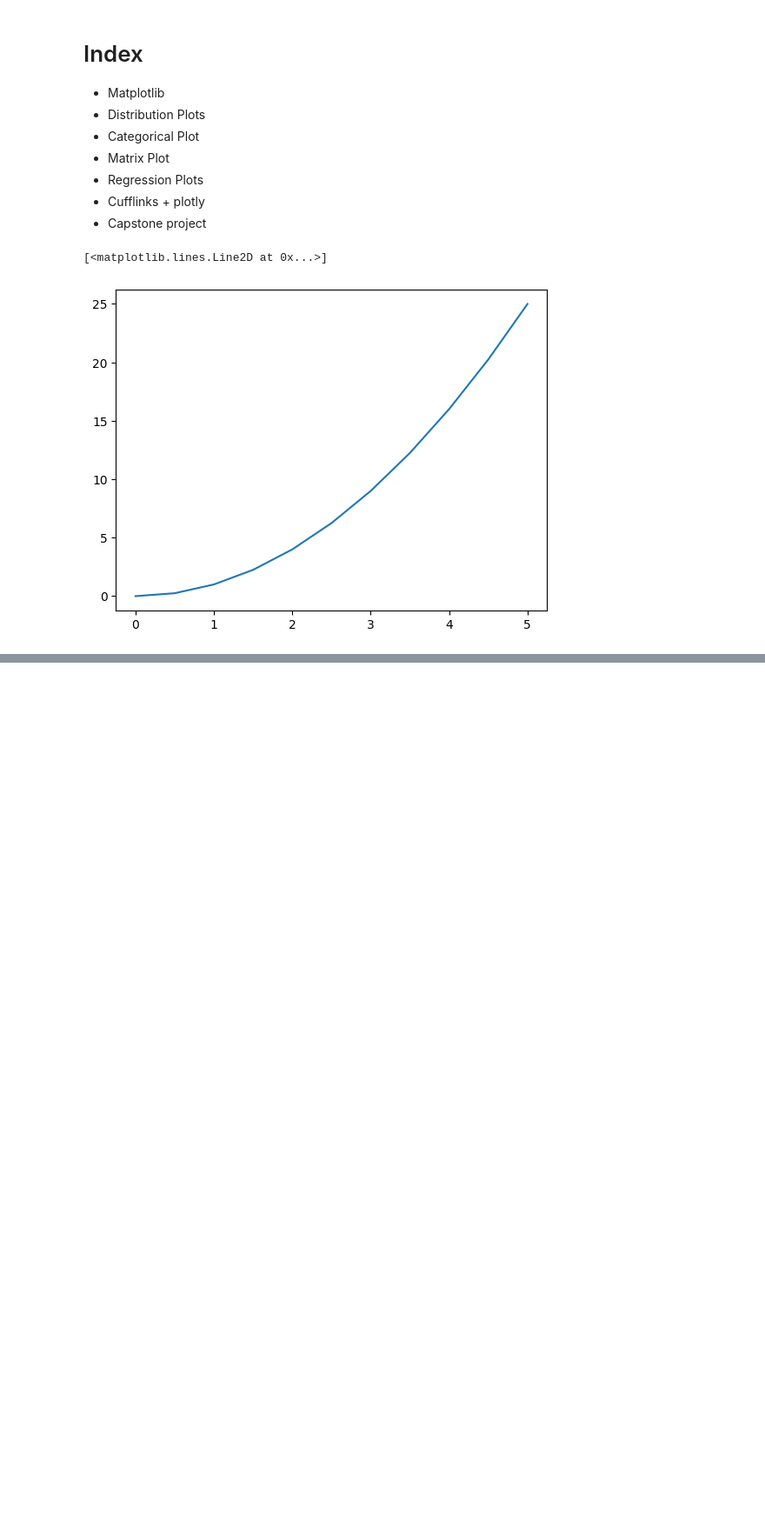
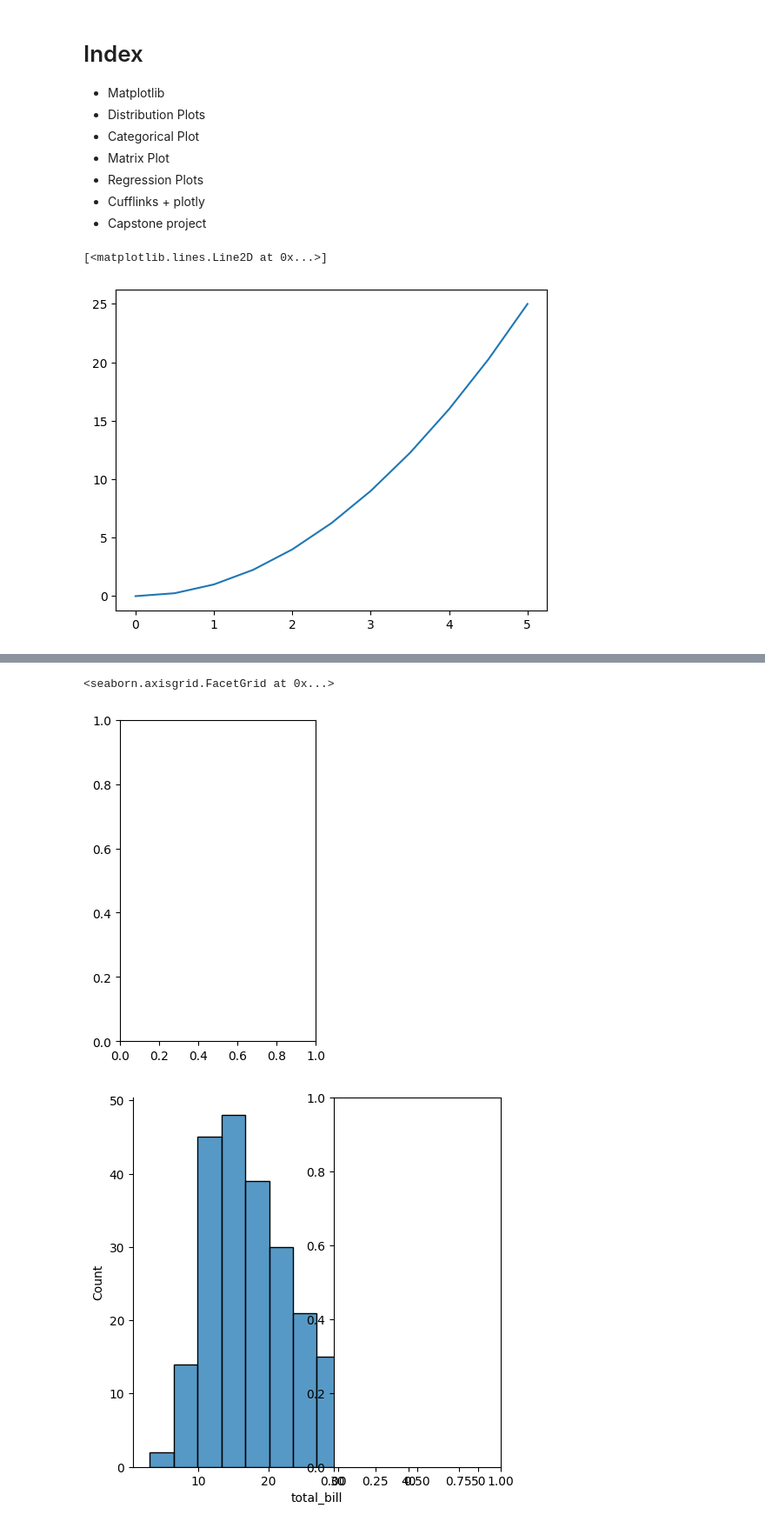
Before and after one commit to shivam-kumar3/Complete-Machine-Learning-NLP-Bootcamp-MLOPS-Deployment, a Jupyter notebook: Section 11 - Data Analysis/Data_Visual.ipynb, the cells around one changed output, grey strips where cells are left out. Shown at 87% size. Cells and saved outputs as stored; diff of their text form; code cells hidden in the pictures; blank space fills up the shorter version.

```diff
--- a/Section 11 - Data Analysis/Data_Visual.ipynb
+++ b/Section 11 - Data Analysis/Data_Visual.ipynb
@@ -22,0 +64,9 @@ plt.plot(x,y)
+# %%
+plt.subplot(1,2,1)
+sns.displot(df['total_bill'])
+plt.subplot(1,2,2)
+sns.displot(df['tip'])
+# %% [output]
+<seaborn.axisgrid.FacetGrid at 0x...>
+[figure, added]
+[figure, added]
```
Also changed, not shown: parts of 8 cells of this notebook.
